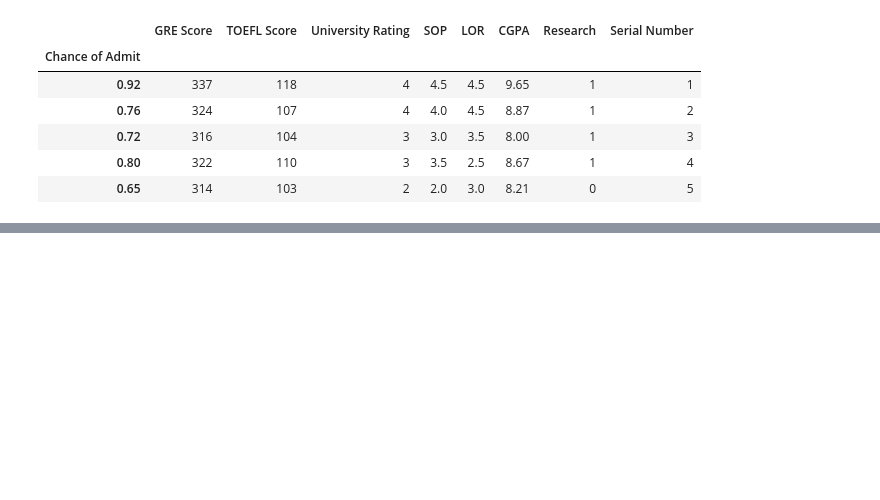
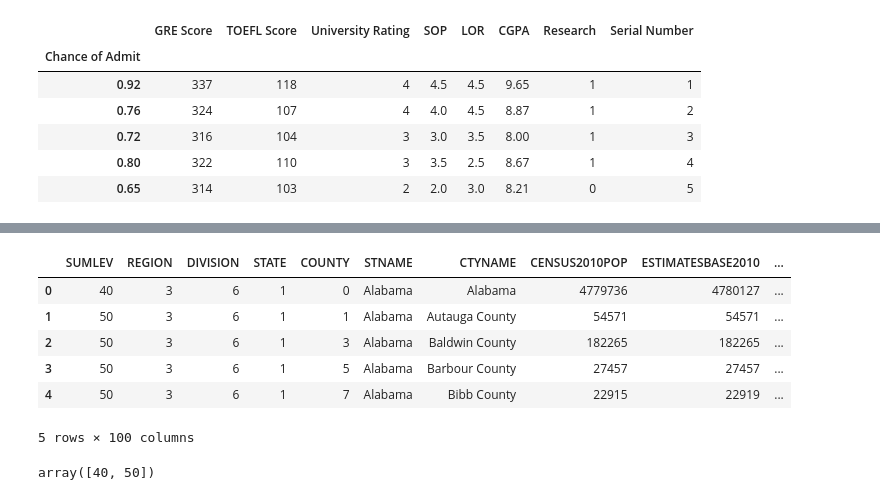
Before and after one commit to irinavalenzuela/Applied-Data-Science-Python, a Jupyter notebook: Week2_Pandas_Series.ipynb, the cells around one changed output, grey strips where cells are left out. Saved outputs shown, nothing was run; the diff lists cells and outputs as text; code cells hidden in the pictures; blank space fills up the shorter version.

```diff
--- a/Week2_Pandas_Series.ipynb
+++ b/Week2_Pandas_Series.ipynb
@@ -1007,0 +1018,29 @@ df.head()
+# %%
+# Multi-level indexing
+# To create a multi-level index, we simply call set index and
+# give it a list of columns that we're interested in promoting to an index.
+
+# Let's change data sets and look at some census data for a better example. This data is stored in
+# the file census.csv and comes from the United States Census Bureau. In particular, this is a
+# breakdown of the population level data at the US county level.
+
+df=pd.read_csv("census.csv")
+df.head()
+# %% [output]
+|  | SUMLEV | REGION | DIVISION | STATE | COUNTY | STNAME | CTYNAME | CENSUS2010POP | ESTIMATESBASE2010 | ... |
+| 0 | 40 | 3 | 6 | 1 | 0 | Alabama | Alabama | 4779736 | 4780127 | ... |
+| 1 | 50 | 3 | 6 | 1 | 1 | Alabama | Autauga County | 54571 | 54571 | ... |
+| 2 | 50 | 3 | 6 | 1 | 3 | Alabama | Baldwin County | 182265 | 182265 | ... |
+| 3 | 50 | 3 | 6 | 1 | 5 | Alabama | Barbour County | 27457 | 27457 | ... |
+| 4 | 50 | 3 | 6 | 1 | 7 | Alabama | Bibb County | 22915 | 22919 | ... |
+5 rows × 100 columns
+# %%
+# In this data set there are two summarized levels, one that contains summary
+# data for the whole country. And one that contains summary data for each state.
+
+# I want to see a list of all the unique values in a given column.
+
+# Here we can run unique on the sum level of our current DataFrame
+df['SUMLEV'].unique()
+# %% [output]
+array([40, 50])
```
Also changed, not shown: parts of 4 cells of this notebook.
